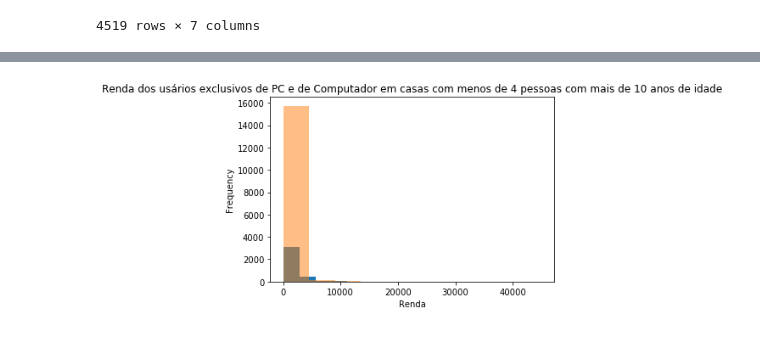
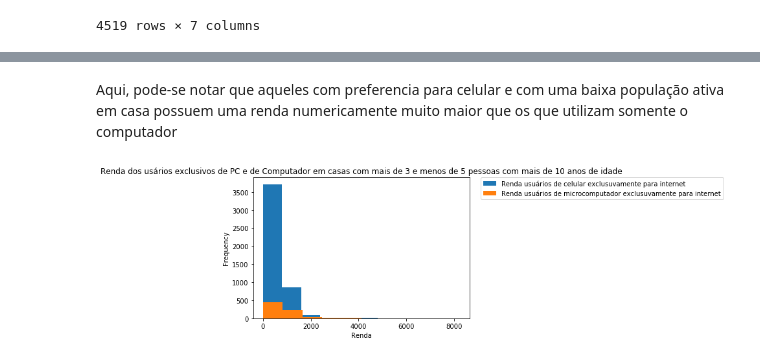
Before and after one commit to Veronur/CienciaDosDadosLuccadc, a Jupyter notebook: CienciaDosDadosLuccadc-master/dados/pj1/Projeto1 Layout.ipynb, the cells around one changed output, grey strips where cells are left out. Cells and saved outputs as stored; diff of their text form; code cells hidden in the pictures.

```diff
--- a/CienciaDosDadosLuccadc-master/dados/pj1/Projeto1 Layout.ipynb
+++ b/CienciaDosDadosLuccadc-master/dados/pj1/Projeto1 Layout.ipynb
@@ -201,0 +171,17 @@ SoCel6=SoCel[SoCel["Total de moradores de 10 anos ou mais"]>5]
+# %%
+RendSoCel3=SoCel3['Rendimento mensal domiciliar per capita ']
+RendSoCel3.plot.hist(label='Renda usuários de celular exclusuvamente para internet')
+
+RendSoPc3=SoPc3['Rendimento mensal domiciliar per capita ']
+RendSoPc3.plot.hist(label='Renda usuários de microcomputador exclusuvamente para internet')
+
+plt.xlabel('Renda')
+plt.title('Renda dos usários exclusivos de PC e de Computador em casas com menos de 3 pessoas com mais de 10 anos de idade')
+
+Azul=mpatches.Patch(color='blue', label='Usuários de celular exclusuvamente para internet')
+Laranja=mpatches.Patch(color='orange', label='Usuários de computador exclusuvamente para internet')
+
+plt.legend(handles=[Azul,Laranja])
+plt.legend(bbox_to_anchor=(1.05, 1), loc=2, borderaxespad=0.)
+
+plt.show()
@@ -202,14 +190,20 @@ SoCel6=SoCel[SoCel["Total de moradores de 10 anos ou mais"]>5]
+# %% [markdown]
+Aqui, pode-se notar que aqueles com preferencia para celular e com uma baixa população ativa em casa possuem uma renda numericamente muito maior que os que utilizam somente o computador
 # %%
-RendSoPc3=SoPc3['Rendimento mensal domiciliar per capita ']
-RendSoPc3.plot.hist()
-RendSoCel3=SoCel3['Rendimento mensal domiciliar per capita ']
-RendSoCel3.plot.hist(Alpha=0.5,normed=0)
+RendSoCel5=SoCel5['Rendimento mensal domiciliar per capita ']
+RendSoCel5.plot.hist(label='Renda usuários de celular exclusuvamente para internet')
+
+RendSoPc5=SoPc5['Rendimento mensal domiciliar per capita ']
+RendSoPc5.plot.hist(label='Renda usuários de microcomputador exclusuvamente para internet')
+
 plt.xlabel('Renda')
 
-plt.title('Renda dos usários exclusivos de PC e de Computador em casas com menos de 4 pessoas com mais de 10 anos de idade')
+plt.title('Renda dos usários exclusivos de PC e de Computador em casas com mais de 3 e menos de 5 pessoas com mais de 10 anos de idade')
 
+plt.legend(handles=[Azul,Laranja])
+plt.legend(bbox_to_anchor=(1.05, 1), loc=2, borderaxespad=0.)
 
 plt.show()
 # %% [output]
-[figure, old version]
+[figure, new version]
 # %%
```
Also changed, not shown: parts of 43 cells of this notebook.
